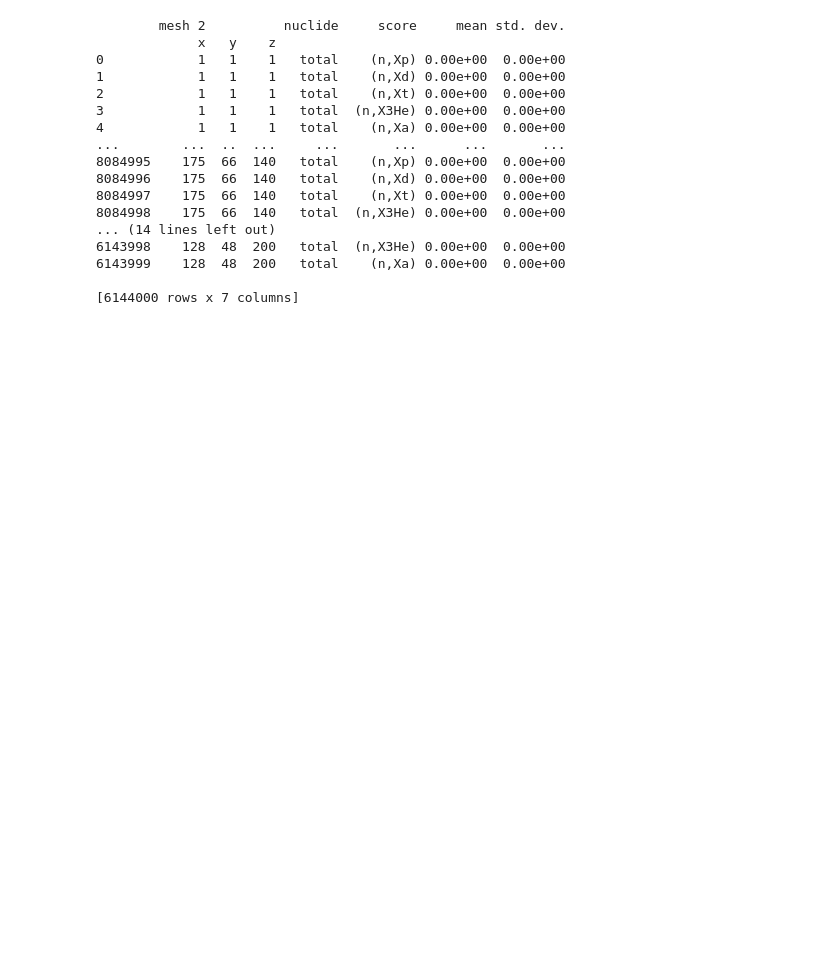
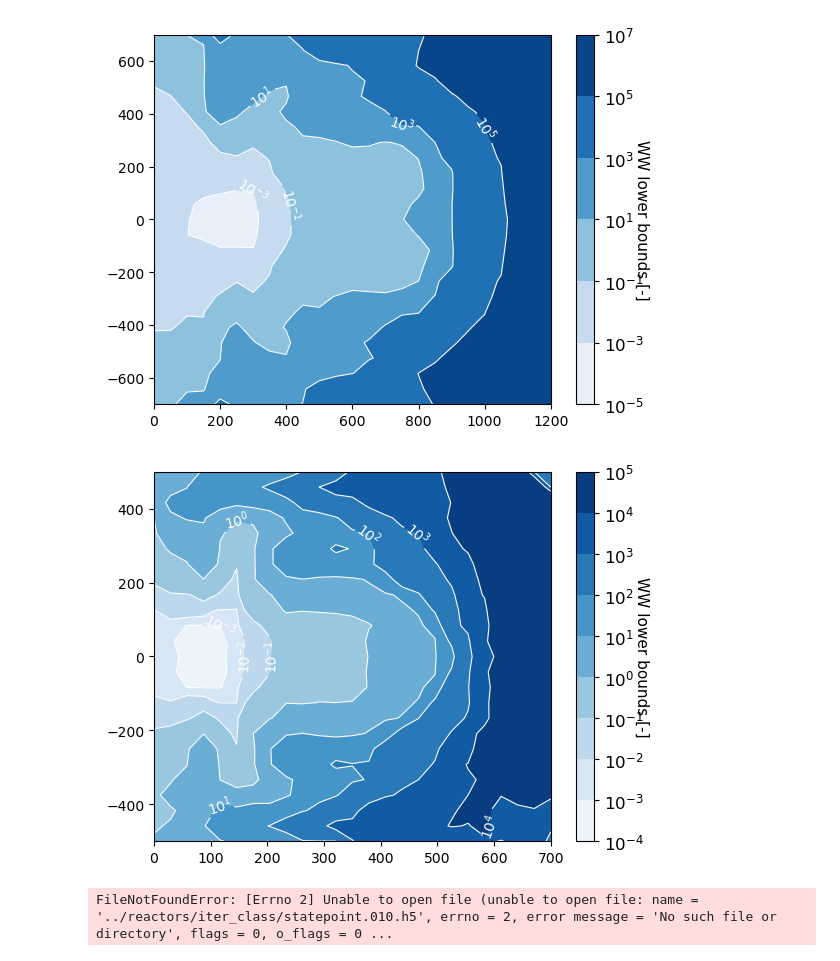
Before and after one commit to SteSeg/tokamak_radiation_environment, a Jupyter notebook: notebooks/iter_arc_magnet_flux.ipynb, the cells around one changed output. Drawn from its saved outputs; the diff is of its cells as text; code cells hidden in the pictures; blank space fills up the shorter version.

```diff
--- a/notebooks/iter_arc_magnet_flux.ipynb
+++ b/notebooks/iter_arc_magnet_flux.ipynb
@@ -6,9 +55,49 @@ import tokamak_radiation_environment as tre
 # %%
-# read weight windows
-iter_settings = openmc.Settings.from_xml("../reactors/iter_class/model.xml")
-arc_settings = openmc.Settings.from_xml("../reactors/arc_class/model.xml")
+# load weight windows
+iter_ww = openmc.wwinp_to_wws("../reactors/iter_class/weight_windows.cadis.wwinp")
+arc_ww = openmc.wwinp_to_wws("../reactors/arc_class/weight_windows.cadis.wwinp")
+# %%
+iter_eb = iter_ww[0].energy_bounds
+iter_lb = iter_ww[0].lower_ww_bounds[:, 12, :, -2].T
+
+arc_eb = arc_ww[0].energy_bounds
+arc_lb = arc_ww[0].lower_ww_bounds[:, 12, :, -2].T
+# %%
+x = np.linspace(0, 1200, 25)
+z = np.linspace(-700, 700, 25)
+
+fig, ax1 = plt.subplots()
+fmt = ticker.LogFormatterSciNotation()
+fmt.create_dummy_axis()
+p1 = ax1.contourf(x, z, iter_lb, norm=LogNorm(), cmap='Blues')
+p2 = ax1.contour(x, z, iter_lb, norm=LogNorm(), colors='w', linewidths=.8)
+ax1.clabel(p2, fontsize=10, colors='w', fmt=fmt)
+cbar1 = fig.colorbar(p1, ax=ax1)
+cbar1.ax.tick_params(labelsize=12)
+cbar1.ax.yaxis.set_major_formatter(ticker.LogFormatterSciNotation())
+cbar1.set_label('WW lower bounds [-]', rotation=270, fontsize=11)
+
+
+x = np.linspace(0, 700, 25)
+z = np.linspace(-500, 500, 25)
+
+fig, ax1 = plt.subplots()
+fmt = ticker.LogFormatterSciNotation()
+fmt.create_dummy_axis()
+p1 = ax1.contourf(x, z, arc_lb, norm=LogNorm(), cmap='Blues')
+p2 = ax1.contour(x, z, arc_lb, norm=LogNorm(), colors='w', linewidths=.8)
+ax1.clabel(p2, fontsize=10, colors='w', fmt=fmt)
+cbar1 = fig.colorbar(p1, ax=ax1)
+cbar1.ax.tick_params(labelsize=12)
+cbar1.ax.yaxis.set_major_formatter(ticker.LogFormatterSciNotation())
+cbar1.set_label('WW lower bounds [-]', rotation=270, fontsize=11)
+# %% [output]
+[figure, added]
+[figure, added]
 # %%
-iter_sp = openmc.StatePoint("../reactors/iter_class/statepoint.010.h5")
-arc_sp = openmc.StatePoint("../reactors/arc_class/statepoint.005.h5")
+iter_sp = openmc.StatePoint("../reactors/iter_class/statepoint.005.h5")
+# arc_sp = openmc.StatePoint("../reactors/arc_class/statepoint.005.h5")
+# %% [output]
+FileNotFoundError: [Errno 2] Unable to open file (unable to open file: name = '../reactors/iter_class/statepoint.010.h5', errno = 2, error message = 'No such file or directory', flags = 0, o_flags = 0 ...
 # %%
 iter_tfcoil_spectrum = iter_sp.get_tally(id=4)
@@ -23,28 +112,10 @@ arc_spectrum_stddev = arc_tfcoil_spectrum.std_dev[:,0,0]
 ebins = iter_tfcoil_spectrum.filters[2].bins[:,0]
 # %%
 iter_gas_production = iter_sp.get_tally(id=3).get_pandas_dataframe()
-arc_gas_production = arc_sp.get_tally(id=3).get_pandas_dataframe()
+# arc_gas_production = arc_sp.get_tally(id=3).get_pandas_dataframe()
 
 print(iter_gas_production)
-print(arc_gas_production)
+# print(arc_gas_production)
-# %% [output]
-        mesh 2          nuclide     score     mean std. dev.
-             x   y    z
-0            1   1    1   total    (n,Xp) 0.00e+00  0.00e+00
-1            1   1    1   total    (n,Xd) 0.00e+00  0.00e+00
-2            1   1    1   total    (n,Xt) 0.00e+00  0.00e+00
-3            1   1    1   total  (n,X3He) 0.00e+00  0.00e+00
-4            1   1    1   total    (n,Xa) 0.00e+00  0.00e+00
-...        ...  ..  ...     ...       ...      ...       ...
-8084995    175  66  140   total    (n,Xp) 0.00e+00  0.00e+00
-8084996    175  66  140   total    (n,Xd) 0.00e+00  0.00e+00
-8084997    175  66  140   total    (n,Xt) 0.00e+00  0.00e+00
-8084998    175  66  140   total  (n,X3He) 0.00e+00  0.00e+00
-... (14 lines left out)
-6143998    128  48  200   total  (n,X3He) 0.00e+00  0.00e+00
-6143999    128  48  200   total    (n,Xa) 0.00e+00  0.00e+00
-
-[6144000 rows x 7 columns]
 # %%
 hfir = np.loadtxt('../reactors/ornl_hfir/spectrum.txt')
 hfir_ebins = np.flipud(hfir[:1102])
```
Also changed, not shown: parts of 7 cells of this notebook, 1 other file.
